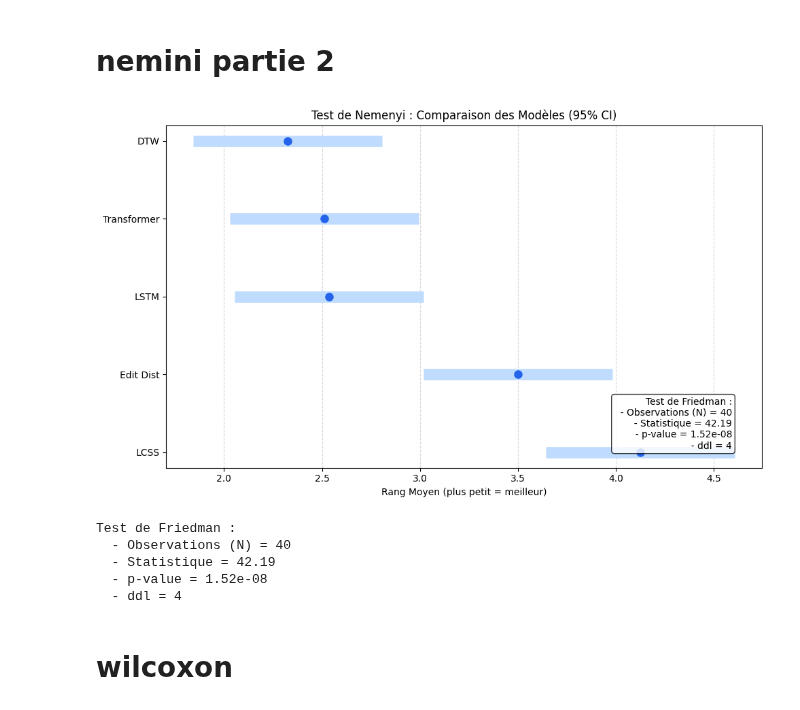
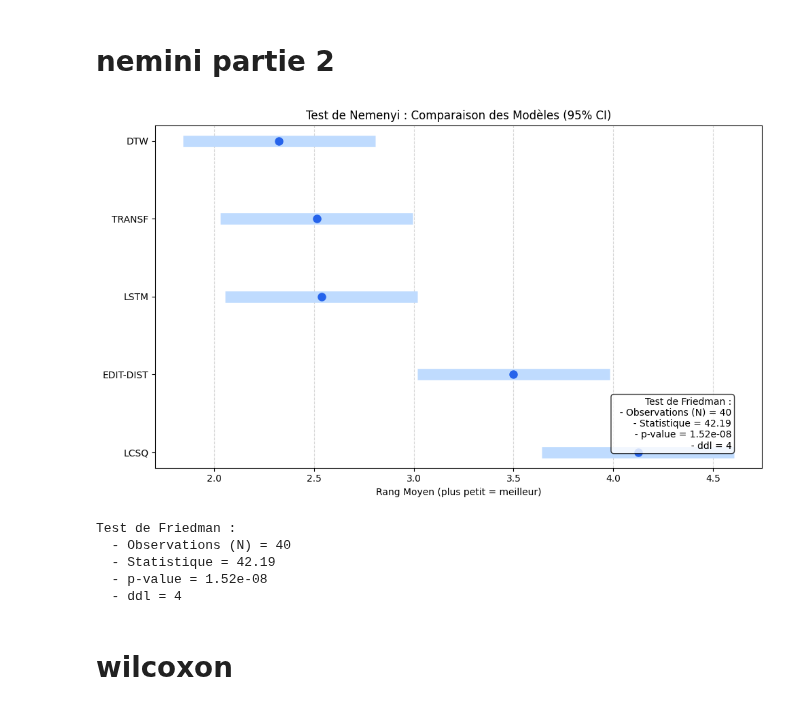
Before and after one commit to iliassadiki54/memoiremachine-learning, a Jupyter notebook: final_4_2_3_2_2_2_2_(1)_(1).ipynb, the cells around one changed output. Drawn from its saved outputs; the diff is of its cells as text; code cells hidden in the pictures.

```diff
--- a/final_4_2_3_2_2_2_2_(1)_(1).ipynb
+++ b/final_4_2_3_2_2_2_2_(1)_(1).ipynb
@@ -13151,7 +13151,7 @@ data = np.array([
     [74, 75, 86, 78, 92]
 ])
 
-model_names = ['DTW', 'LCSS', 'Edit Dist', 'LSTM', 'Transformer']
+model_names = ['DTW', 'LCSQ', 'EDIT-DIST', 'LSTM', 'TRANSF']
 n_obs = data.shape[0]
 k_models = data.shape[1]
 
@@ -13172,34 +13172,34 @@ cd = q_alpha * np.sqrt((k_models * (k_models + 1)) / (6 * n_obs))
 plt.figure(figsize=(10, 6))
 
 # Plot des rangs avec barres CD
 plt.errorbar(mean_ranks.values, range(len(mean_ranks)), xerr=cd/2, fmt='o',
              color='#2563eb', ecolor='#bfdbfe', elinewidth=12, capsize=0, markersize=8)
 
 # Ajout des informations de Friedman en bas à droite
 stats_text = (f"Test de Friedman :\n"
               f"  - Observations (N) = {n_obs}\n"
               f"  - Statistique = {stat:.2f}\n"
               f"  - p-value = {p_value:.2e}\n"
               f"  - ddl = {k_models - 1}")
 
 plt.text(0.95, 0.05, stats_text, transform=plt.gca().transAxes,
          fontsize=10, verticalalignment='bottom', horizontalalignment='right',
          bbox=dict(boxstyle='round', facecolor='white', alpha=0.8))
 
 # Mise en forme
 plt.yticks(range(len(mean_ranks)), mean_ranks.index)
 plt.xlabel('Rang Moyen (plus petit = meilleur)')
 plt.title('Test de Nemenyi : Comparaison des Modèles (95% CI)')
 plt.gca().invert_yaxis()
 plt.grid(axis='x', linestyle='--', alpha=0.5)
 
 plt.tight_layout()
 plt.show()
 
 # Affichage console pour vérification rapide
 print(stats_text)
 # %% [output]
-[figure, old version]
+[figure, new version]
 Test de Friedman :
   - Observations (N) = 40
   - Statistique = 42.19
```
Also changed, not shown: parts of 11 cells of this notebook.
